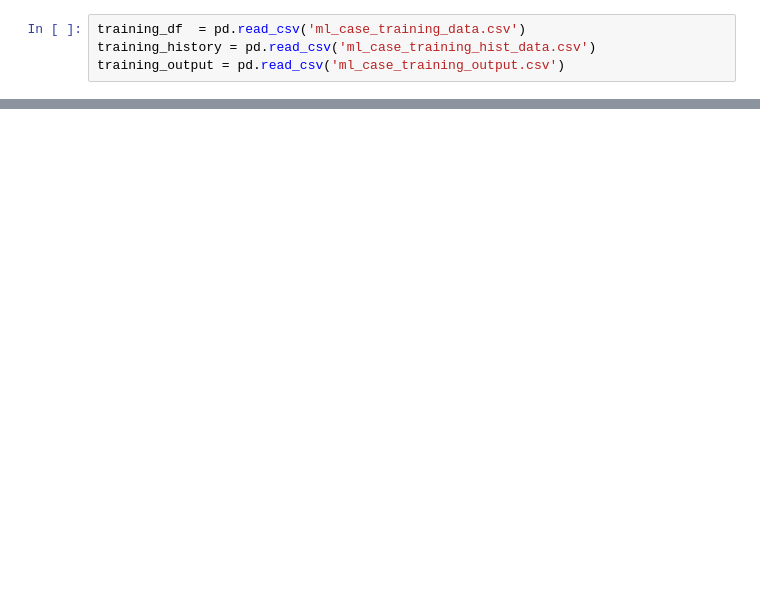
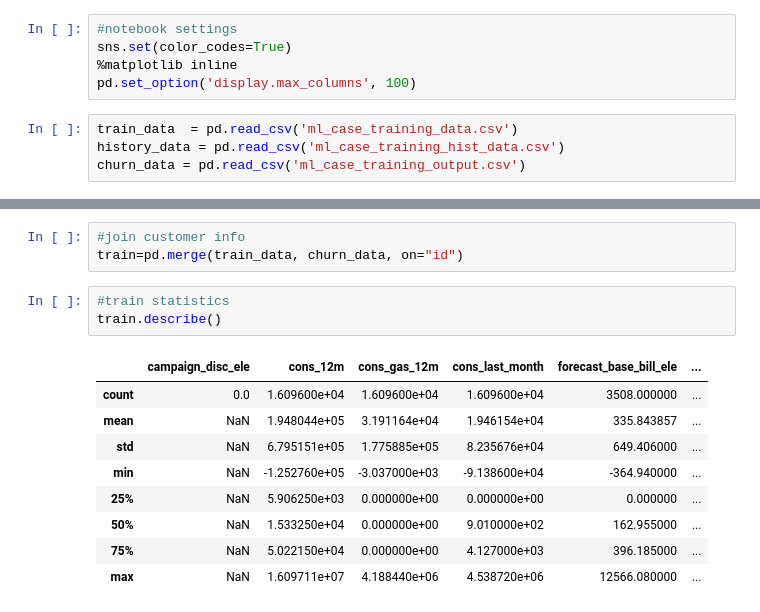
Before and after one commit to WanjohiWanjohi/BCG_Forage_, a Jupyter notebook: BCG_EDA.ipynb, the cells around one changed output, grey strips where cells are left out. Drawn from its saved outputs; the diff is of its cells as text; blank space fills up the shorter version.

```diff
--- a/BCG_EDA.ipynb
+++ b/BCG_EDA.ipynb
@@ -7,4 +11,9 @@ import matplotlib.pyplot as plt
+# %%
+#notebook settings
+sns.set(color_codes=True)
+%matplotlib inline
+pd.set_option('display.max_columns', 100)
 # %%
-training_df  = pd.read_csv('ml_case_training_data.csv')
-training_history = pd.read_csv('ml_case_training_hist_data.csv')
-training_output = pd.read_csv('ml_case_training_output.csv')
+train_data  = pd.read_csv('ml_case_training_data.csv')
+history_data = pd.read_csv('ml_case_training_hist_data.csv')
+churn_data = pd.read_csv('ml_case_training_output.csv')
@@ -135,0 +20,16 @@ train_df
+# %%
+#join customer info
+train=pd.merge(train_data, churn_data, on="id")
+# %%
+#train statistics
+train.describe()
+# %% [output]
+|  | campaign_disc_ele | cons_12m | cons_gas_12m | cons_last_month | forecast_base_bill_ele | ... |
+| count | 0.0 | 1.609600e+04 | 1.609600e+04 | 1.609600e+04 | 3508.000000 | ... |
+| mean | NaN | 1.948044e+05 | 3.191164e+04 | 1.946154e+04 | 335.843857 | ... |
+| std | NaN | 6.795151e+05 | 1.775885e+05 | 8.235676e+04 | 649.406000 | ... |
+| min | NaN | -1.252760e+05 | -3.037000e+03 | -9.138600e+04 | -364.940000 | ... |
+| 25% | NaN | 5.906250e+03 | 0.000000e+00 | 0.000000e+00 | 0.000000 | ... |
+| 50% | NaN | 1.533250e+04 | 0.000000e+00 | 9.010000e+02 | 162.955000 | ... |
+| 75% | NaN | 5.022150e+04 | 0.000000e+00 | 4.127000e+03 | 396.185000 | ... |
+| max | NaN | 1.609711e+07 | 4.188440e+06 | 4.538720e+06 | 12566.080000 | ... |
```
Also changed, not shown: parts of 30 cells of this notebook.
